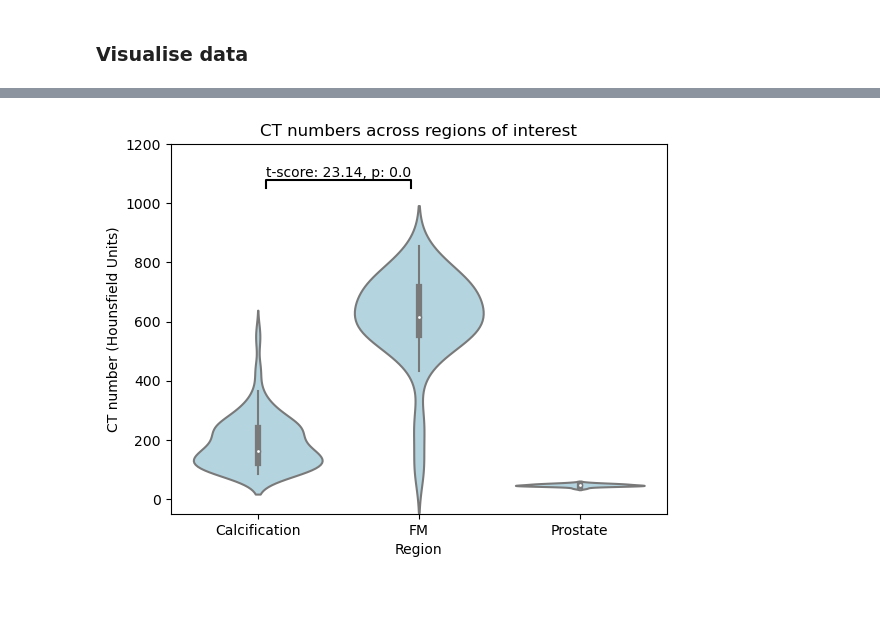
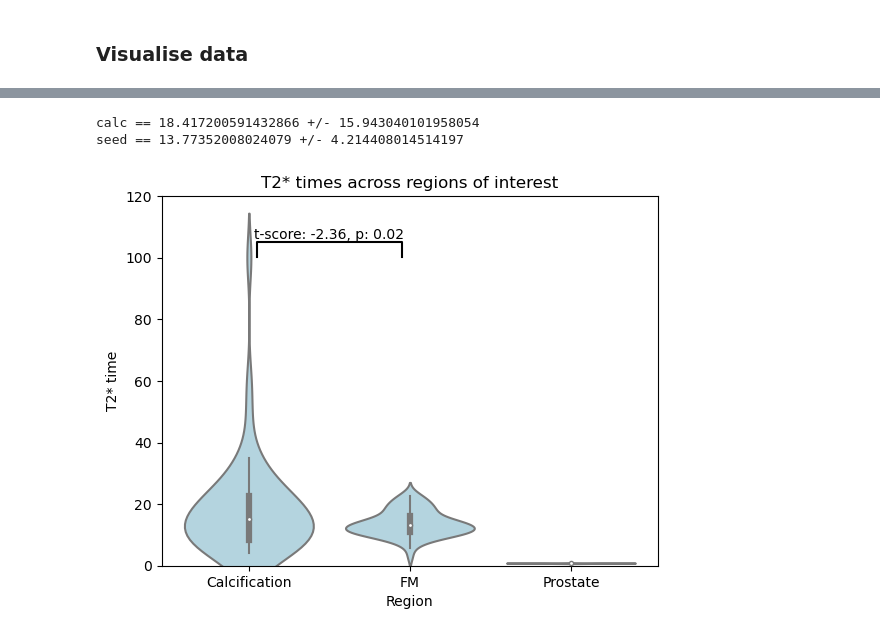
Before and after one commit to astewartau/prostate, a Jupyter notebook: 1_descriptive_stats.ipynb, the cells around one changed output, grey strips where cells are left out. Drawn from its saved outputs; the diff is of its cells as text; code cells hidden in the pictures; blank space fills up the shorter version.

```diff
--- a/1_descriptive_stats.ipynb
+++ b/1_descriptive_stats.ipynb
@@ -376,28 +385,29 @@ regions_segmentations = []
 
 for i in range(len(input_segmentations)):
     # load images
+    print(i)
     seg = nib.load(input_segmentations[i]).get_fdata()
     data = nib.load(input_images[i]).get_fdata()
-    #data[np.isnan(data)] = 0
-    #data[data == np.inf] = 100
-    #data[data < 0] = 0
-    #data[data > 100] = 100
+    data[np.isnan(data)] = 0
+    data[data == np.inf] = 100
+    data[data < 0] = 0
+    data[data > 100] = 100
 
     # get region stats
     counts, means, stds = get_region_stats(seg, data)
     print(counts)
     try:
-        calc_sizes.extend(counts[SegType.CALCIFICATION.value])
-        calc_means.extend(means[SegType.CALCIFICATION.value])
-        calc_stds.extend(stds[SegType.CALCIFICATION.value])
-        calc_segmentations.extend(os.path.split(input_segmentations[i])[1] for x in range(len(counts[SegType.CALCIFICATION.value])))
+        calc_sizes.extend(counts[SegTypeFinal.CALCIFICATION.value])
+        calc_means.extend(means[SegTypeFinal.CALCIFICATION.value])
+        calc_stds.extend(stds[SegTypeFinal.CALCIFICATION.value])
+        calc_segmentations.extend(os.path.split(input_segmentations[i])[1] for x in range(len(counts[SegTypeFinal.CALCIFICATION.value])))
     except:
         print(f"No calcification found in {input_segmentations[i]}")
         continue
 
     # get regions
     connected_regions_vals, connected_regions_masks = get_cropped_regions(
-        mask=seg == SegType.CALCIFICATION.value,
+        mask=seg == SegTypeFinal.CALCIFICATION.value,
         vals=data,
         cropsize=20
     )
@@ -467,6 +484,6 @@ plt.show()
 # %%
-subset = calc_df[calc_df['size'] >= (seed_df['size'].mean() - 2*seed_df['size'].std())]
-subset = subset[subset['size'] <= (seed_df['size'].mean() + 2*seed_df['size'].std())]
+subset = calc_df[calc_df['size'] >= (seed_df['size'].mean() - 3*seed_df['size'].std())]
+subset = subset[subset['size'] <= (seed_df['size'].mean() + 3*seed_df['size'].std())]
 subset['Type'] = 'Calcification'
 subset.sort_values('size')
 # %% [output]
@@ -488,8 +509,8 @@ seed_df['Type'] = 'FM'
 # %%
 prostate_data = {
     "size": 1,
-    "mean": np.array(prostate_values),
-    "std": 0,
+    "mean": np.array(prostate_means),
+    "std": np.array(prostate_stds),
     "file": "",
     "Type": "Prostate"
 }
@@ -550,20 +571,26 @@ p-value: 1.4610662358177268e-55
+# %%
+print(f"calc == {Calcification_means.mean()} +/- {Calcification_means.std()}")
+print(f"seed == {FM_means.mean()} +/- {FM_means.std()}")
+# %% [output]
+calc == 18.417200591432866 +/- 15.943040101958054
+seed == 13.77352008024079 +/- 4.214408014514197
 # %%
 sns.violinplot(combined_df, x='Type', y='mean', fliersize=0, color='lightblue', scale='width')
-# Here I'm assuming that the categories are encoded as 0 and 1, you may need to adjust these positions if your plot is different.
 x1, x2 = 0.05, 0.95
-#y, h, col = combined_df['mean'].max() + 0.15, 0.03, 'k'  # y is the height of the bracket, h is the length of the bracket ends, col is the color
-y, h, col = 1050, 30, 'k'  # y is the height of the bracket, h is the length of the bracket ends, col is the color
+y, h, col = combined_df['mean'].max() + 0.15, 0.03, 'k'  # y is the height of the bracket, h is the length of the bracket ends, col is the color
+h = y * 0.05
+#y, h, col = 0.25, .025, 'k'
 
 plt.plot([x1, x1, x2, x2], [y, y+h, y+h, y], lw=1.5, c=col)  # Draw the bracket
 plt.text((x1+x2)*.5, y+h+0.03, f"t-score: {np.round(t_stat, 2)}, p: {np.round(p_value, 2)}", ha='center', va='bottom', color=col)  # Put the statistics
-#plt.ylim(-0.9, +0.3)
-plt.title("CT numbers across regions of interest")
-plt.ylim(-50, 1200)
-plt.ylabel("CT number (Hounsfield Units)")
+#plt.ylim(-1.1, +0.4)
+plt.title("T2* times across regions of interest")
+plt.ylim(0, 120)
+plt.ylabel("T2* time")
 plt.xlabel("Region")
-plt.savefig("ct_values.png", dpi=400)
+plt.savefig("t2s_values.png", dpi=400)
 # %% [output]
-[figure, old version]
+[figure, new version]
 # %%
 fig, axes = plt.subplots(ncols=6, nrows=len(regions_vals), figsize=(12, 80))
 
```
Also changed, not shown: parts of 19 cells of this notebook, 9 other files.
